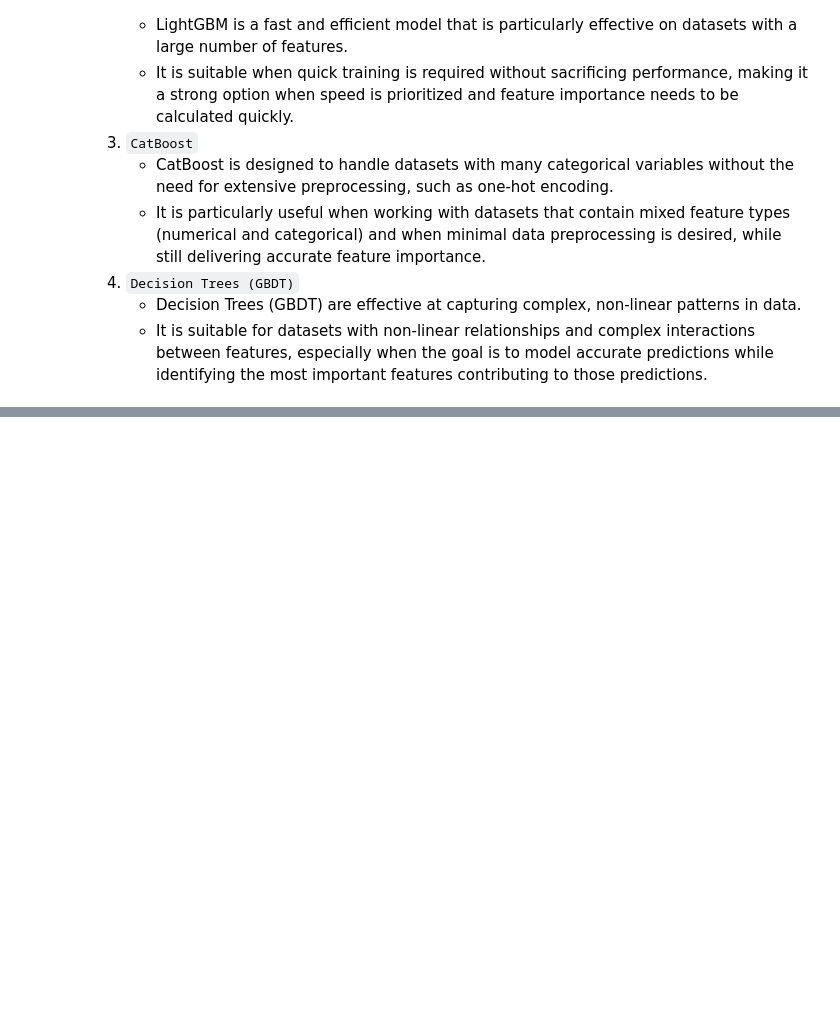
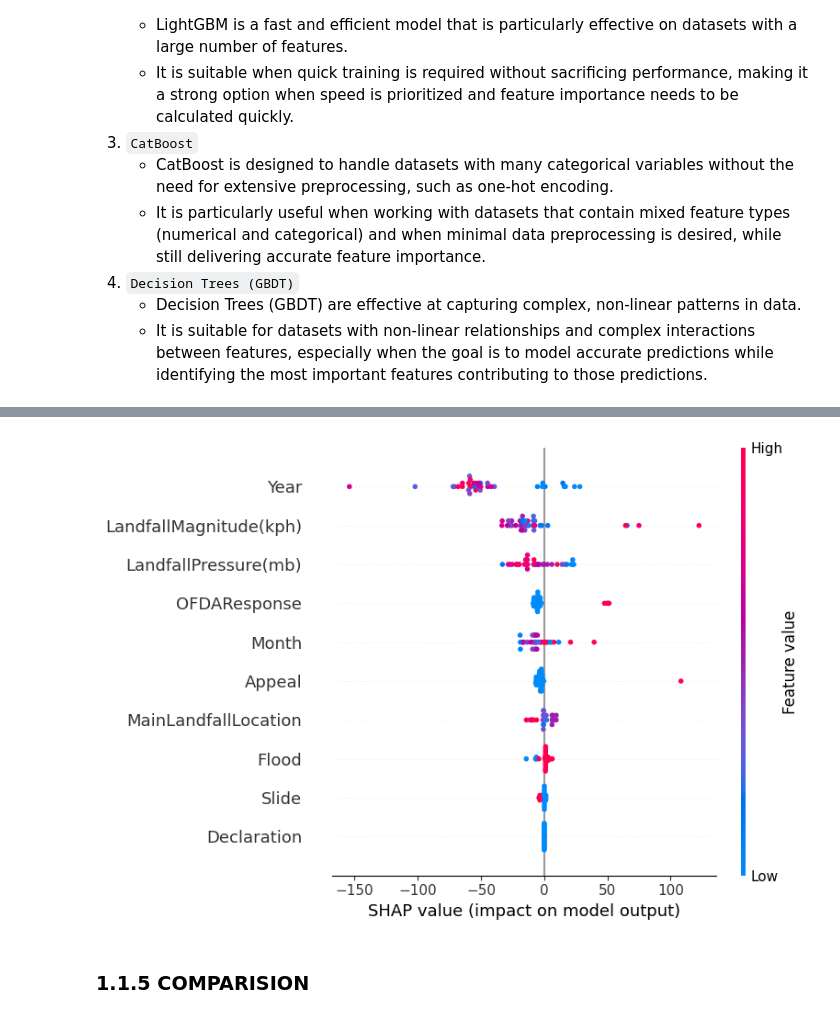
Before and after one commit to KanjiroReal/Vietnam-Storm-Damage-analysis, a Jupyter notebook: GBMs.ipynb, the cells around one changed output, grey strips where cells are left out. Saved outputs shown, nothing was run; the diff lists cells and outputs as text; code cells hidden in the pictures; blank space fills up the shorter version.

```diff
--- a/GBMs.ipynb
+++ b/GBMs.ipynb
@@ -469,0 +239,3 @@ mse_train, mse_test, grid_search.best_params_
+# %%
+from sklearn.ensemble import GradientBoostingRegressor  # GBDT từ scikit-learn
+gbdt_model = GradientBoostingRegressor().fit(X_train, y_train)
@@ -469,0 +258,10 @@ mse_train, mse_test, grid_search.best_params_
+# %%
+explainer = shap.TreeExplainer(gbdt_model)
+shap_values = explainer.shap_values(X_test)
+
+# Plot the feature importance
+shap.summary_plot(shap_values, X_test, feature_names=feature_names)
+# %% [output]
+[figure, added]
+# %% [markdown]
+### 1.1.5 COMPARISION
```
Also changed, not shown: parts of 150 cells of this notebook.
